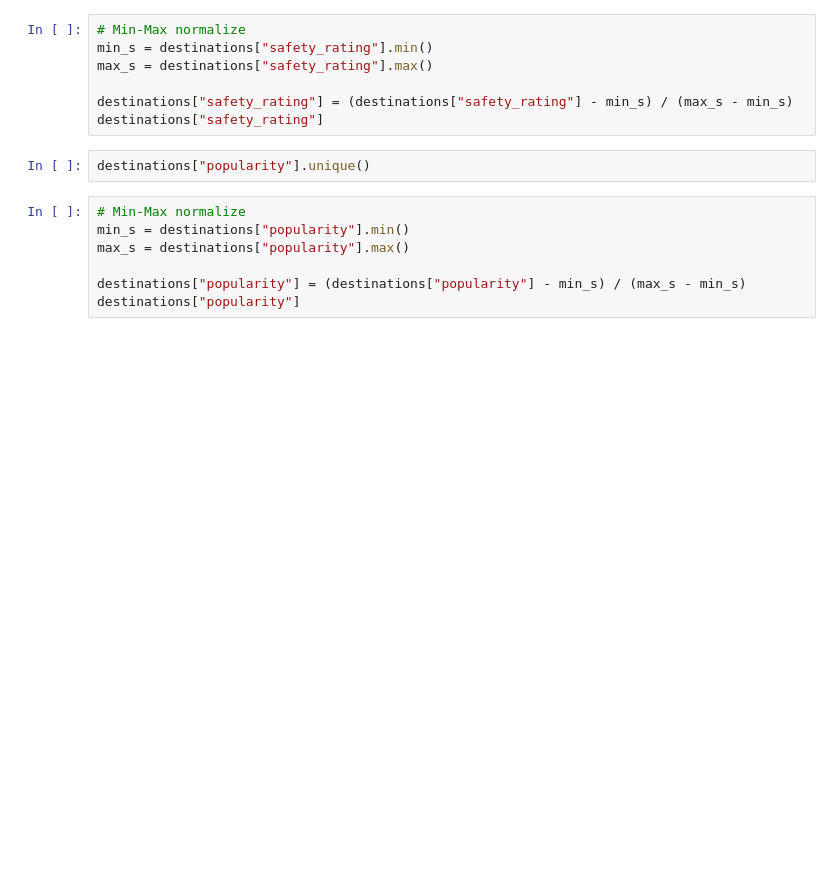
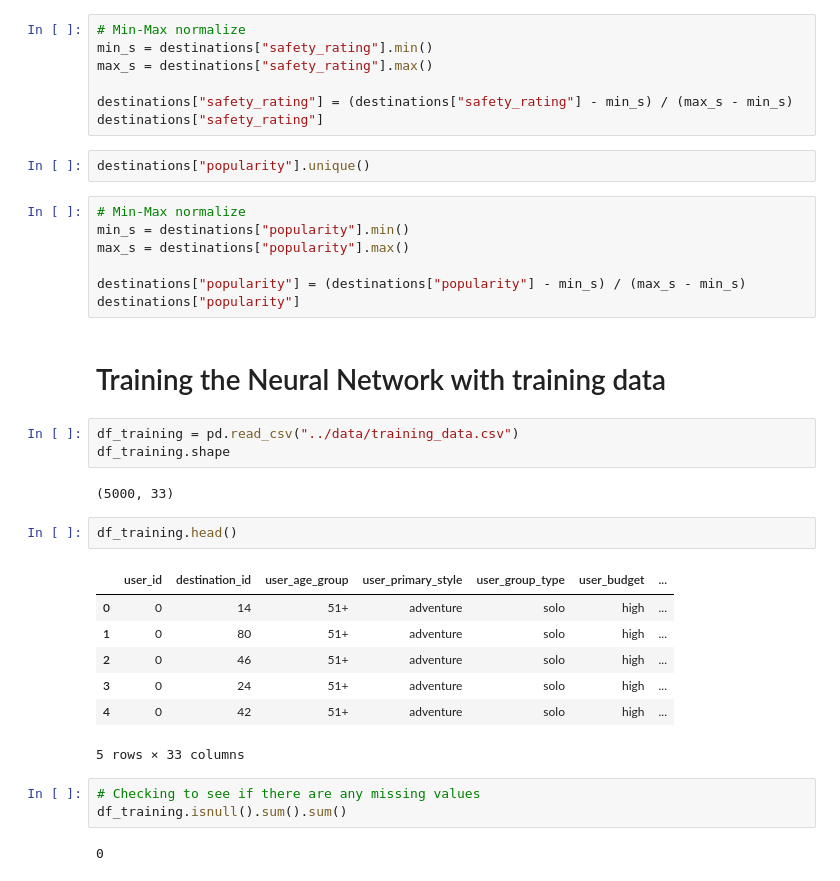
Before and after one commit to tijanatoskovic/Travel-Recommendation, a Jupyter notebook: nn/neural_network.ipynb, the cells around one changed output. Saved outputs shown, nothing was run; the diff lists cells and outputs as text; blank space fills up the shorter version.

Commit message:
First neural network

```diff
--- a/nn/neural_network.ipynb
+++ b/nn/neural_network.ipynb
@@ -41,3 +41,25 @@ max_s = destinations["popularity"].max()
 
 destinations["popularity"] = (destinations["popularity"] - min_s) / (max_s - min_s)
 destinations["popularity"]
+# %% [markdown]
+# Training the Neural Network with training data
+# %%
+df_training = pd.read_csv("../data/training_data.csv")
+df_training.shape
+# %% [output]
+(5000, 33)
+# %%
+df_training.head()
+# %% [output]
+|  | user_id | destination_id | user_age_group | user_primary_style | user_group_type | user_budget | ... |
+| 0 | 0 | 14 | 51+ | adventure | solo | high | ... |
+| 1 | 0 | 80 | 51+ | adventure | solo | high | ... |
+| 2 | 0 | 46 | 51+ | adventure | solo | high | ... |
+| 3 | 0 | 24 | 51+ | adventure | solo | high | ... |
+| 4 | 0 | 42 | 51+ | adventure | solo | high | ... |
+5 rows × 33 columns
+# %%
+# Checking to see if there are any missing values
+df_training.isnull().sum().sum()
+# %% [output]
+0
```
Also changed, not shown: parts of 17 cells of this notebook.
